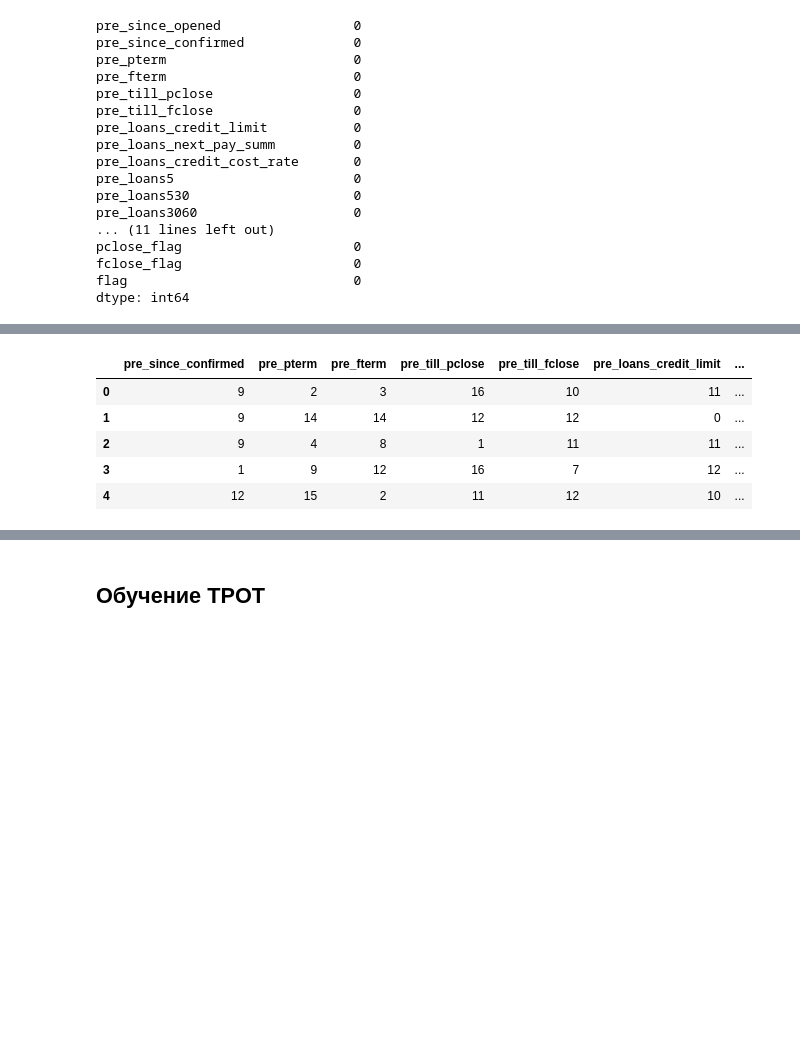
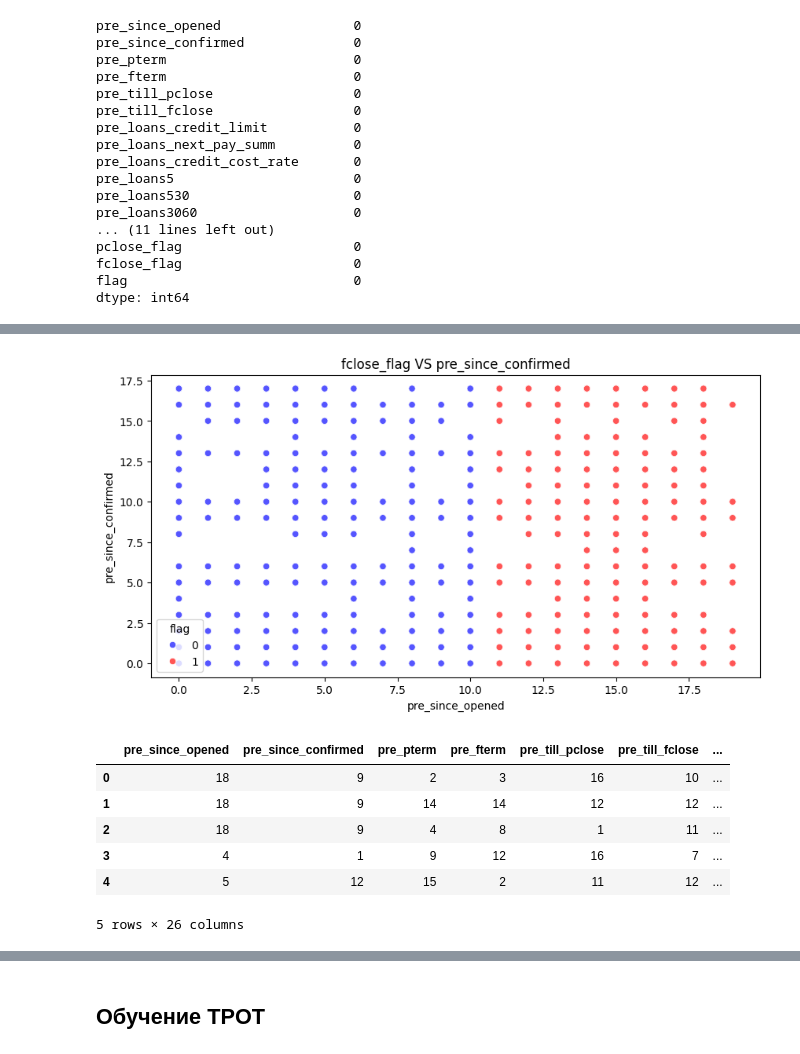
Before and after one commit to AntMur00/LoanStatus, a Jupyter notebook: LoanStatus.ipynb, the cells around one changed output, grey strips where cells are left out. Saved outputs shown, nothing was run; the diff lists cells and outputs as text; code cells hidden in the pictures; blank space fills up the shorter version.

```diff
--- a/LoanStatus.ipynb
+++ b/LoanStatus.ipynb
@@ -309,11 +287,27 @@ corr_matrix(merged_data.corr())
+# %%
+fig, ax = plt.subplots(figsize = (10, 5)) #фигура + координатная плоскость
+#Строим диаграмму рассеяния
+sns.scatterplot(
+    data=data_filtered, #датасет
+    x='pre_since_opened', #ось абсцисс
+    y='pre_since_confirmed', #ось ординат
+    hue='flag', #группировка
+    palette='seismic', #палитра
+    ax=ax, #координатная плоскость
+);
+#Задаём название графика
+ax.set_title('fclose_flag VS pre_since_confirmed');
+# %% [output]
+[figure, added]
 # %%
-merged_data.head()
+data_filtered.head()
 # %% [output]
-|  | pre_since_confirmed | pre_pterm | pre_fterm | pre_till_pclose | pre_till_fclose | pre_loans_credit_limit | ... |
-| 0 | 9 | 2 | 3 | 16 | 10 | 11 | ... |
-| 1 | 9 | 14 | 14 | 12 | 12 | 0 | ... |
-| 2 | 9 | 4 | 8 | 1 | 11 | 11 | ... |
-| 3 | 1 | 9 | 12 | 16 | 7 | 12 | ... |
-| 4 | 12 | 15 | 2 | 11 | 12 | 10 | ... |
+|  | pre_since_opened | pre_since_confirmed | pre_pterm | pre_fterm | pre_till_pclose | pre_till_fclose | ... |
+| 0 | 18 | 9 | 2 | 3 | 16 | 10 | ... |
+| 1 | 18 | 9 | 14 | 14 | 12 | 12 | ... |
+| 2 | 18 | 9 | 4 | 8 | 1 | 11 | ... |
+| 3 | 4 | 1 | 9 | 12 | 16 | 7 | ... |
+| 4 | 5 | 12 | 15 | 2 | 11 | 12 | ... |
+5 rows × 26 columns
 # %%
 #уменьшение выборки для демонстрации работы TPOT и H2O
```
Also changed, not shown: parts of 37 cells of this notebook, 1 other file.
